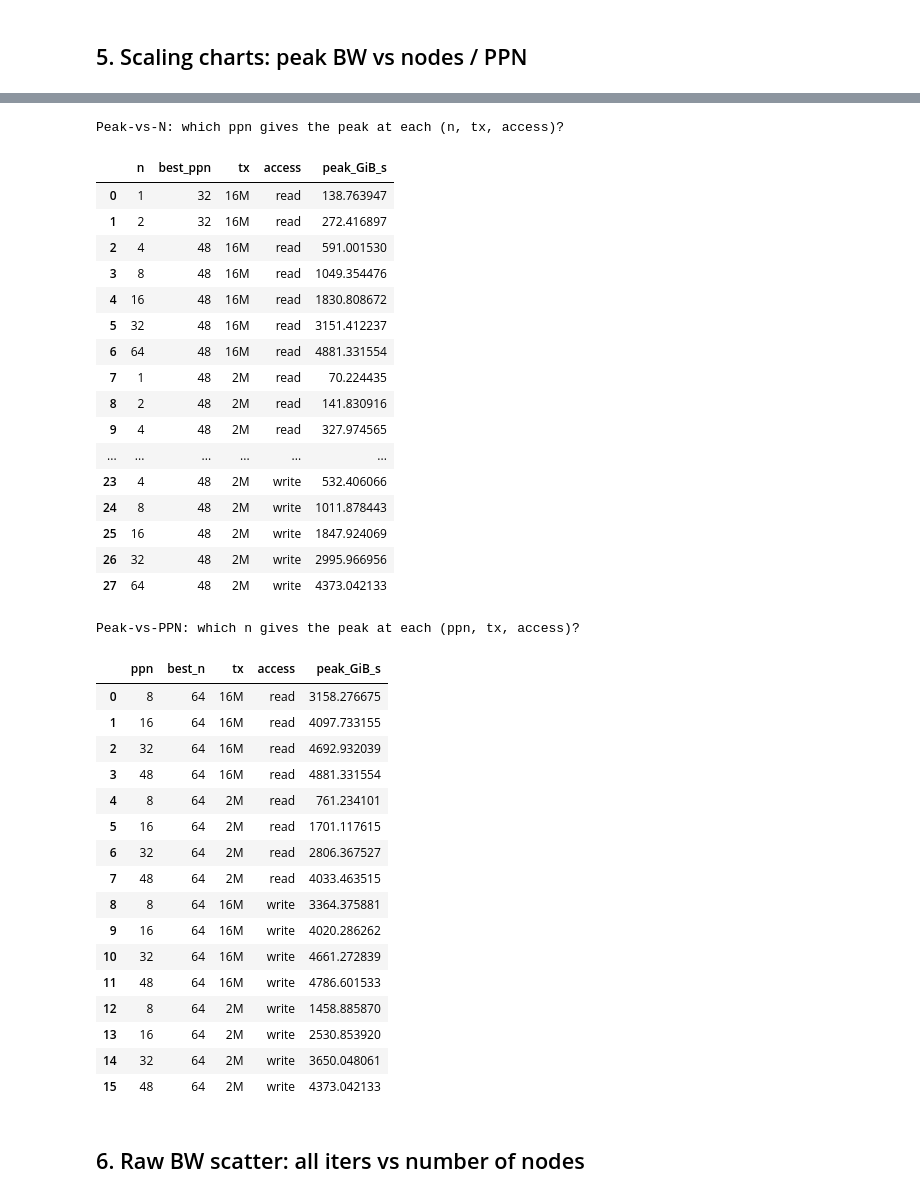
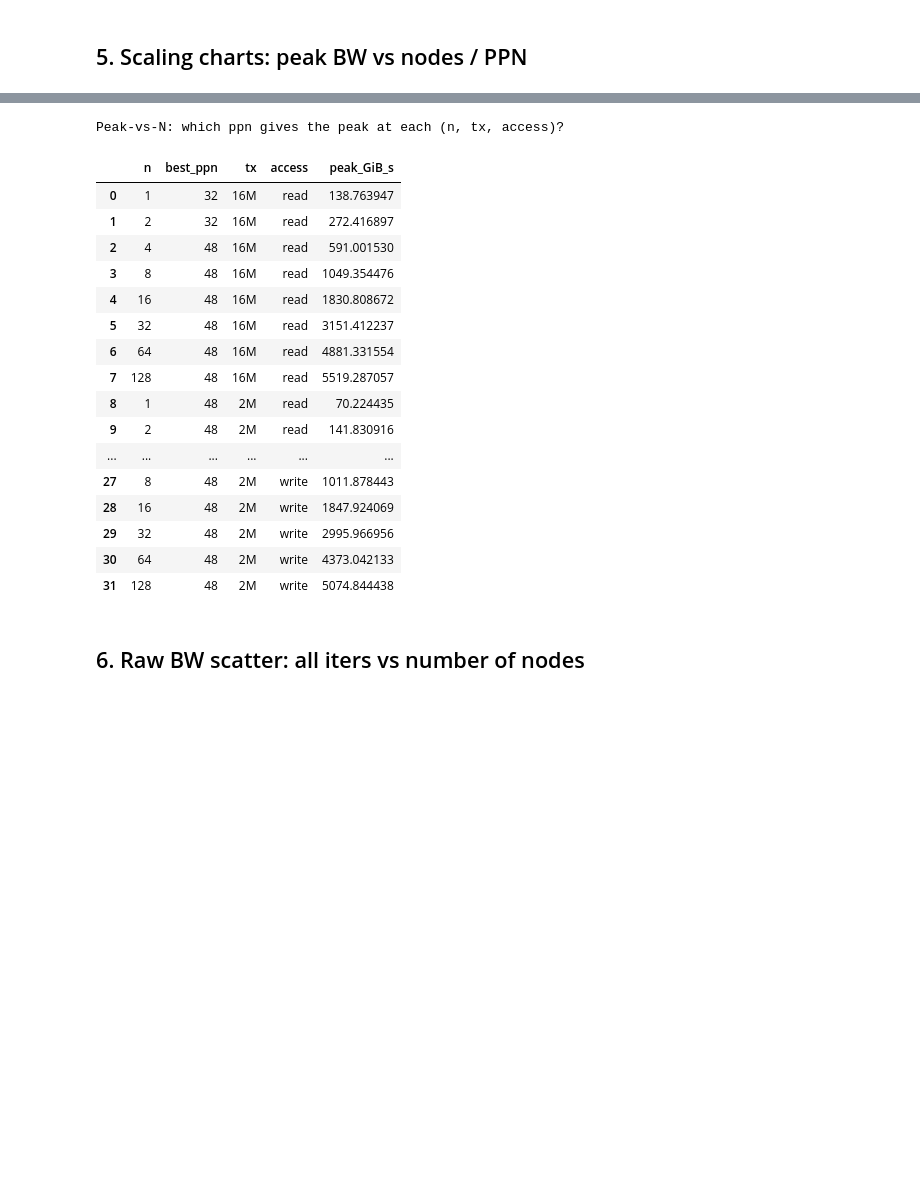
Before and after one commit to cissieAB/pdsw26_daos-bench, a Jupyter notebook: results/aurora/ior/ior-rw/ior_rw_analysis.ipynb, the cells around one changed output, grey strips where cells are left out. Drawn from its saved outputs; the diff is of its cells as text; code cells hidden in the pictures; blank space fills up the shorter version.

```diff
--- a/results/aurora/ior/ior-rw/ior_rw_analysis.ipynb
+++ b/results/aurora/ior/ior-rw/ior_rw_analysis.ipynb
@@ -276,62 +288,33 @@ plt.show()
 # %%
 # For peak-vs-n: which ppn gives the peak at each (n, tx, access)?
 argmax_n = (
     peak.loc[peak.groupby(["n", "tx", "access"])["peak_GiB_s"].idxmax()]
     [["n", "ppn", "tx", "access", "peak_GiB_s"]]
     .sort_values(["access", "tx", "n"])
     .reset_index(drop=True)
     .rename(columns={"ppn": "best_ppn"})
 )
 print("Peak-vs-N: which ppn gives the peak at each (n, tx, access)?")
 display(argmax_n)
-
-# For peak-vs-ppn: which n gives the peak at each (ppn, tx, access)?
-argmax_ppn = (
-    peak.loc[peak.groupby(["ppn", "tx", "access"])["peak_GiB_s"].idxmax()]
-    [["ppn", "n", "tx", "access", "peak_GiB_s"]]
-    .sort_values(["access", "tx", "ppn"])
-    .reset_index(drop=True)
-    .rename(columns={"n": "best_n"})
-)
-print("\nPeak-vs-PPN: which n gives the peak at each (ppn, tx, access)?")
-display(argmax_ppn)
 # %% [output]
 Peak-vs-N: which ppn gives the peak at each (n, tx, access)?
 |  | n | best_ppn | tx | access | peak_GiB_s |
 | 0 | 1 | 32 | 16M | read | 138.763947 |
 | 1 | 2 | 32 | 16M | read | 272.416897 |
 | 2 | 4 | 48 | 16M | read | 591.001530 |
 | 3 | 8 | 48 | 16M | read | 1049.354476 |
 | 4 | 16 | 48 | 16M | read | 1830.808672 |
 | 5 | 32 | 48 | 16M | read | 3151.412237 |
 | 6 | 64 | 48 | 16M | read | 4881.331554 |
-| 7 | 1 | 48 | 2M | read | 70.224435 |
-| 8 | 2 | 48 | 2M | read | 141.830916 |
-| 9 | 4 | 48 | 2M | read | 327.974565 |
+| 7 | 128 | 48 | 16M | read | 5519.287057 |
+| 8 | 1 | 48 | 2M | read | 70.224435 |
+| 9 | 2 | 48 | 2M | read | 141.830916 |
 | ... | ... | ... | ... | ... | ... |
-| 23 | 4 | 48 | 2M | write | 532.406066 |
-| 24 | 8 | 48 | 2M | write | 1011.878443 |
-| 25 | 16 | 48 | 2M | write | 1847.924069 |
-| 26 | 32 | 48 | 2M | write | 2995.966956 |
-| 27 | 64 | 48 | 2M | write | 4373.042133 |
+| 27 | 8 | 48 | 2M | write | 1011.878443 |
+| 28 | 16 | 48 | 2M | write | 1847.924069 |
+| 29 | 32 | 48 | 2M | write | 2995.966956 |
+| 30 | 64 | 48 | 2M | write | 4373.042133 |
+| 31 | 128 | 48 | 2M | write | 5074.844438 |
-Peak-vs-PPN: which n gives the peak at each (ppn, tx, access)?
-|  | ppn | best_n | tx | access | peak_GiB_s |
-| 0 | 8 | 64 | 16M | read | 3158.276675 |
-| 1 | 16 | 64 | 16M | read | 4097.733155 |
-| 2 | 32 | 64 | 16M | read | 4692.932039 |
-| 3 | 48 | 64 | 16M | read | 4881.331554 |
-| 4 | 8 | 64 | 2M | read | 761.234101 |
-| 5 | 16 | 64 | 2M | read | 1701.117615 |
-| 6 | 32 | 64 | 2M | read | 2806.367527 |
-| 7 | 48 | 64 | 2M | read | 4033.463515 |
-| 8 | 8 | 64 | 16M | write | 3364.375881 |
-| 9 | 16 | 64 | 16M | write | 4020.286262 |
-| 10 | 32 | 64 | 16M | write | 4661.272839 |
-| 11 | 48 | 64 | 16M | write | 4786.601533 |
-| 12 | 8 | 64 | 2M | write | 1458.885870 |
-| 13 | 16 | 64 | 2M | write | 2530.853920 |
-| 14 | 32 | 64 | 2M | write | 3650.048061 |
-| 15 | 48 | 64 | 2M | write | 4373.042133 |
 # %% [markdown]
 ## 6. Raw BW scatter: all iters vs number of nodes
 # %%
```
Also changed, not shown: parts of 8 cells of this notebook, 18 other files.
